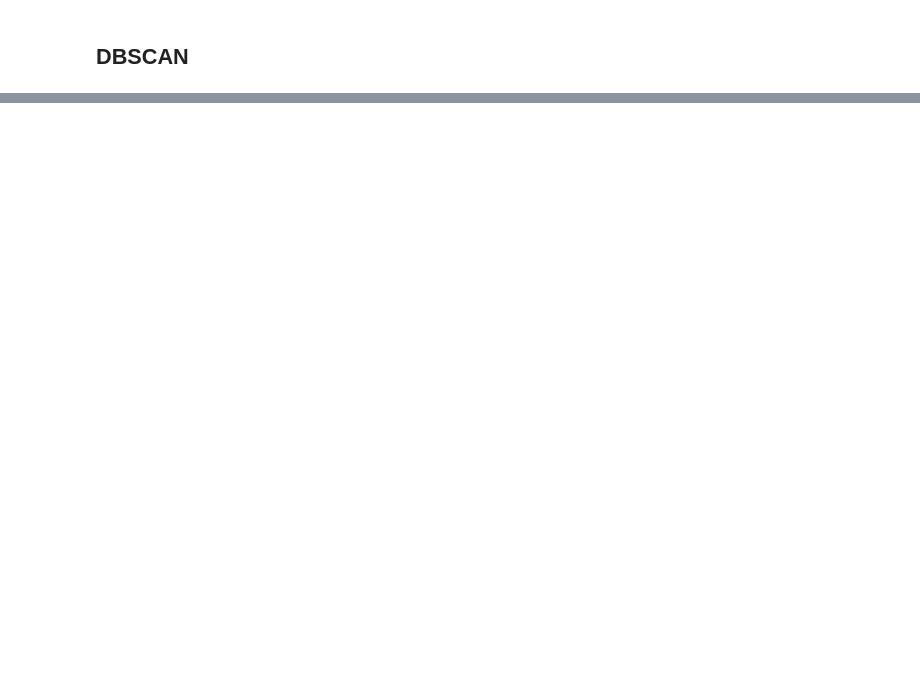
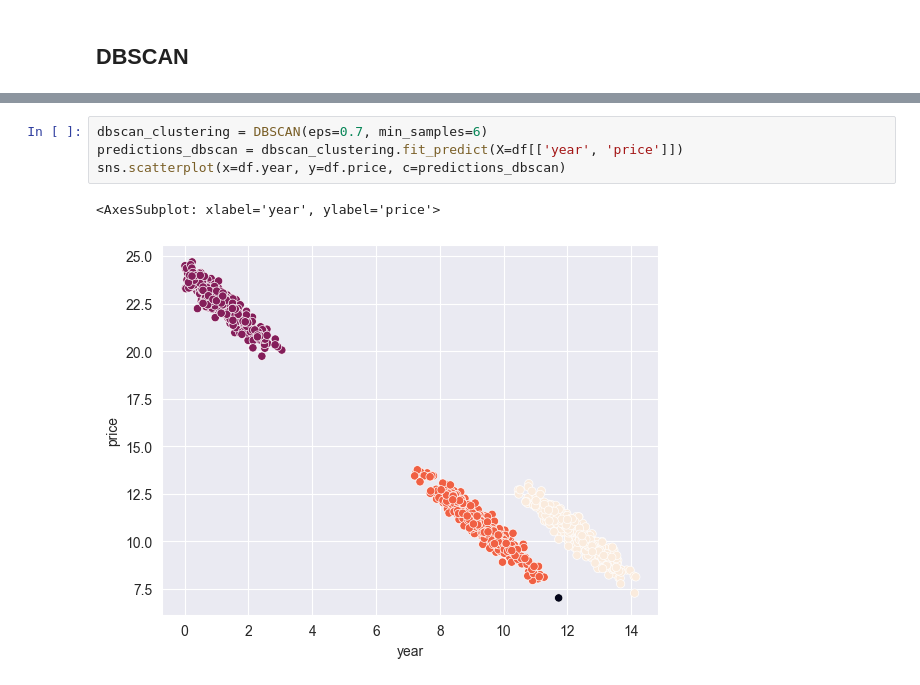
Before and after one commit to slagovskiy/DST, a Jupyter notebook: __environment/ml-4-2_clusterization.ipynb, the cells around one changed output, grey strips where cells are left out. Saved outputs shown, nothing was run; the diff lists cells and outputs as text; blank space fills up the shorter version.

```diff
--- a/__environment/ml-4-2_clusterization.ipynb
+++ b/__environment/ml-4-2_clusterization.ipynb
@@ -331,0 +381,7 @@ sns.scatterplot(df.Attack, df.Defense, c=clustering.labels_)
+# %%
+dbscan_clustering = DBSCAN(eps=0.7, min_samples=6)
+predictions_dbscan = dbscan_clustering.fit_predict(X=df[['year', 'price']])
+sns.scatterplot(x=df.year, y=df.price, c=predictions_dbscan)
+# %% [output]
+<AxesSubplot: xlabel='year', ylabel='price'>
+[figure, added]
```
Also changed, not shown: parts of 7 cells of this notebook, 7 other files.
